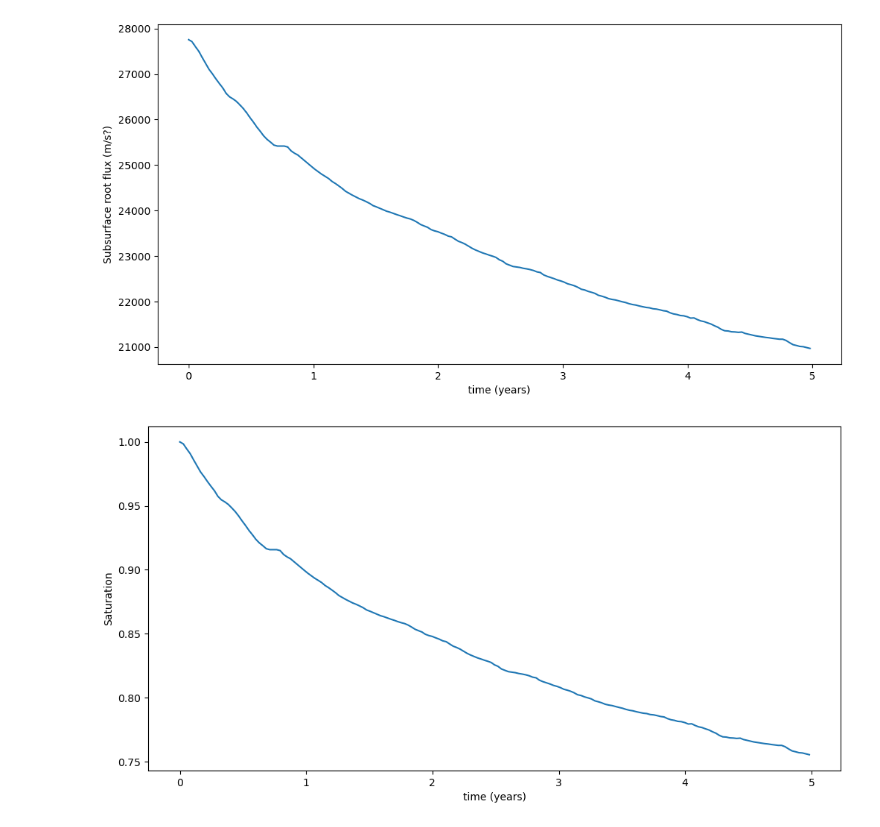
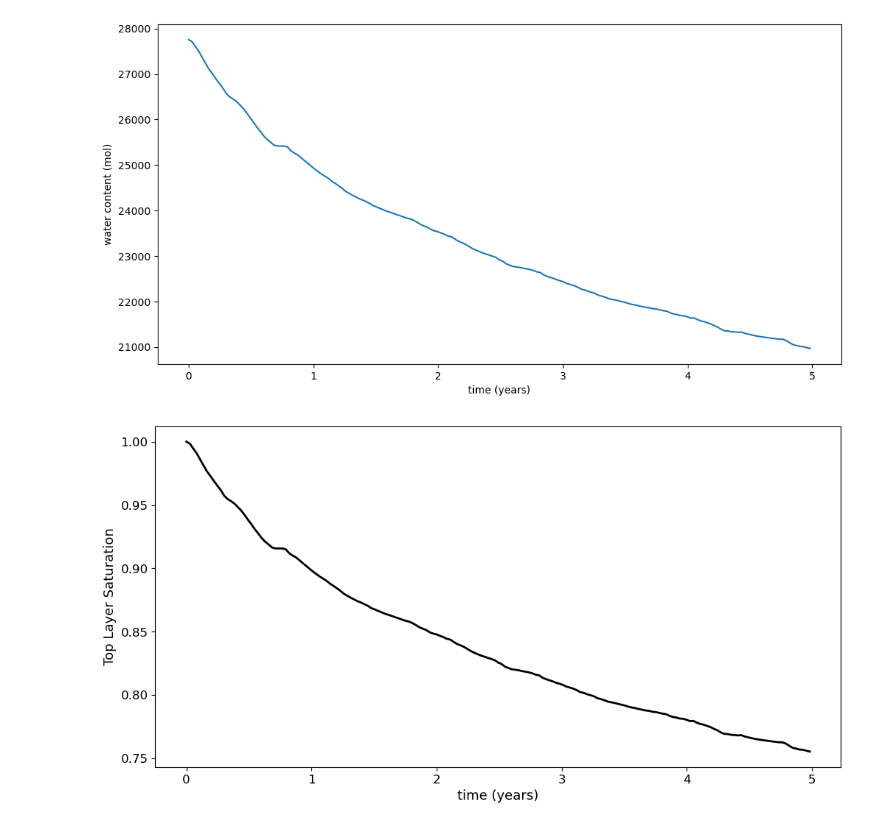
Before and after one commit to AndrewGraus/ATS-EcoSIM-demos, a Jupyter notebook: jupyter_notebooks/root_flux_test.ipynb, the cells around one changed output. Cells and saved outputs as stored; diff of their text form; code cells hidden in the pictures.

```diff
--- a/jupyter_notebooks/root_flux_test.ipynb
+++ b/jupyter_notebooks/root_flux_test.ipynb
@@ -56,17 +164,20 @@ WC_top = WC[:,-1]
 plt.figure(2,figsize=(12,6))
 plt.plot(time,WC_top)
 plt.xlabel("time (years)")
-plt.ylabel("Subsurface root flux (m/s?)")
+plt.ylabel("water content (mol)")
 plt.show()
 # %% [output]
-[figure, old version]
+[figure, new version]
 # %%
 saturation_l = vis.getArray('saturation_liquid')
 # %%
+saturation_l = vis.getArray('saturation_liquid')
 plt.figure(figsize=(12,6))
-plt.plot(time,saturation_l[:,-1])
-plt.xlabel("time (years)")
-plt.ylabel("Saturation")
+plt.plot(time,saturation_l[:,-1], lw=2, color='k')
+plt.xlabel("time (years)",fontsize=13)
+plt.ylabel("Top Layer Saturation",fontsize=13)
+plt.xticks(fontsize=12)
+plt.yticks(fontsize=12)
 plt.show()
 # %% [output]
-[figure, old version]
+[figure, new version]
```
Also changed, not shown: parts of 11 cells of this notebook.
